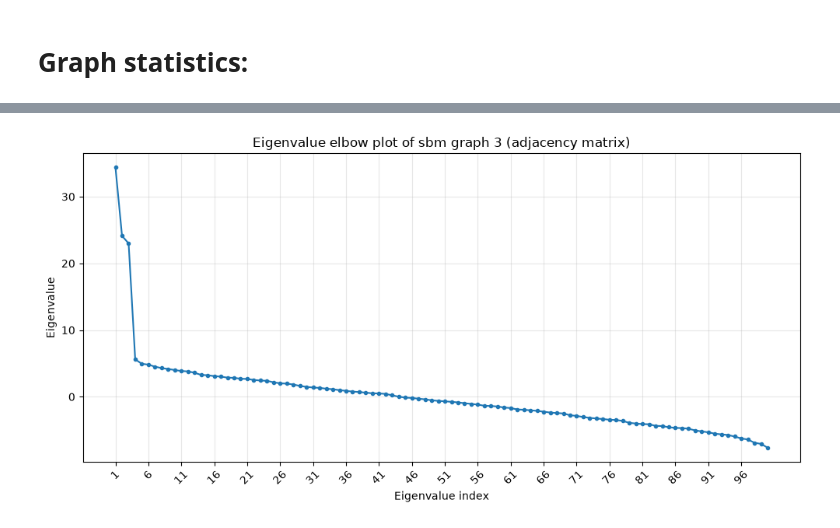
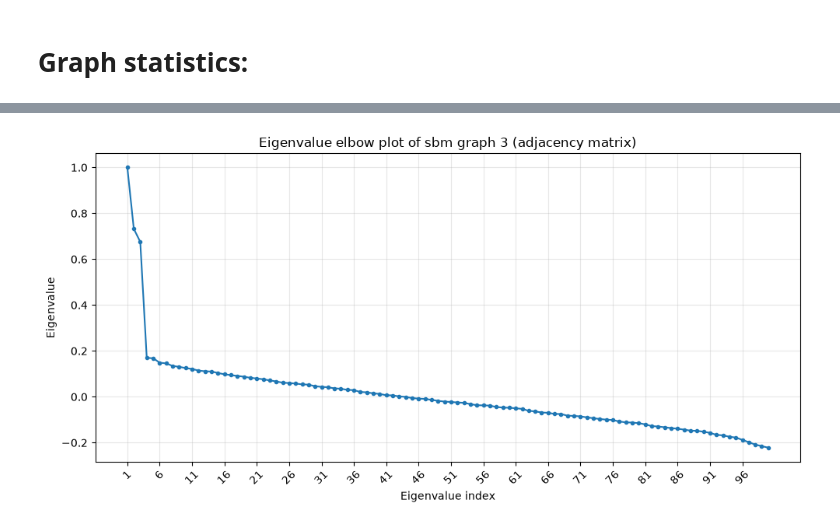
Before and after one commit to lucafrattegiani/graphs, a Jupyter notebook: notebooks/graph_metrics.ipynb, the cells around one changed output, grey strips where cells are left out. Saved outputs shown, nothing was run; the diff lists cells and outputs as text; code cells hidden in the pictures.

```diff
--- a/notebooks/graph_metrics.ipynb
+++ b/notebooks/graph_metrics.ipynb
@@ -158,20 +168,20 @@ Edge homophily: [tensor(-0.0135), tensor(-0.0027), tensor(-0.0019), tensor(-0.00
 # %%
 #Spectral gaps
 mode = "sbm"
 number = 3
 matrix = "adjacency"
 graph = graph_set[mode][number]
 if matrix == "adjacency":
-    adj_matrix = metrics.adjacency_matrix(graph)
+    adj_matrix = metrics.adjacency_matrix(graph, normalized = True)
     metrics.plot_elbow(adj_matrix, title = f"Eigenvalue elbow plot of {mode} graph {number} ({matrix} matrix)")
 elif matrix == "laplacian":
     lap_matrix = metrics.laplacian_matrix(graph)
     metrics.plot_elbow(lap_matrix, title = f"Eigenvalue elbow plot of {mode} graph {number} ({matrix} matrix)")
 elif matrix == "random_walk":
     rw_matrix = metrics.random_walk_matrix(graph)
     metrics.plot_elbow(rw_matrix, title = f"Eigenvalue elbow plot of {mode} graph {number} ({matrix} matrix)", symmetric = False)
 # %% [output]
-[figure, old version]
+[figure, new version]
 # %%
 #Plot spectral matrices
 mode = "sbm"
```
Also changed, not shown: parts of 6 cells of this notebook, 18 other files.
